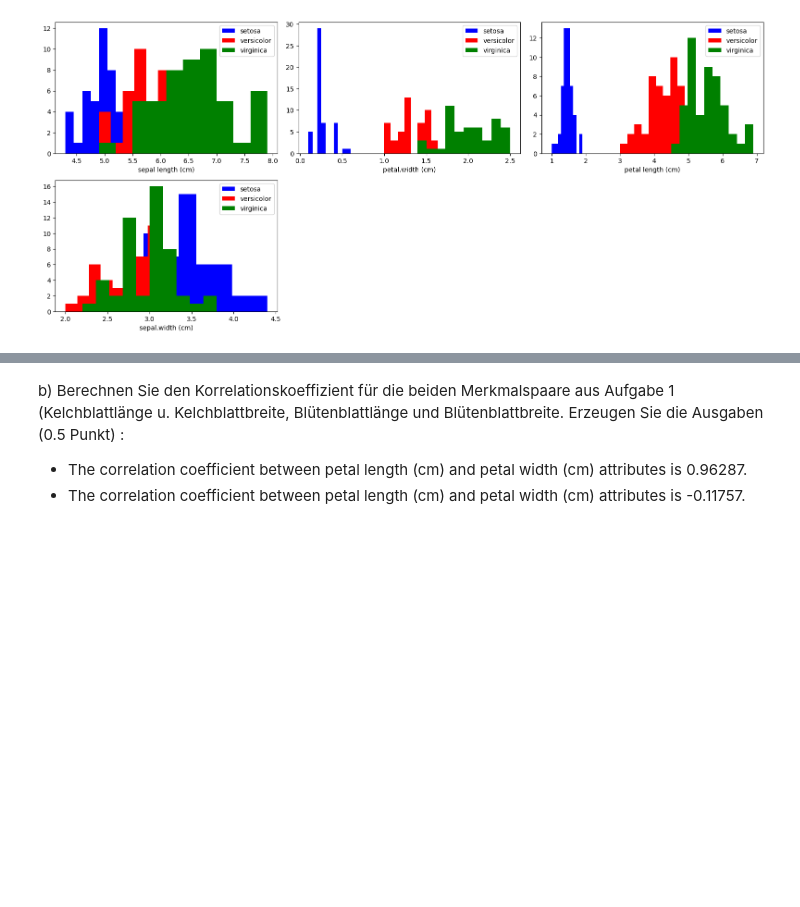
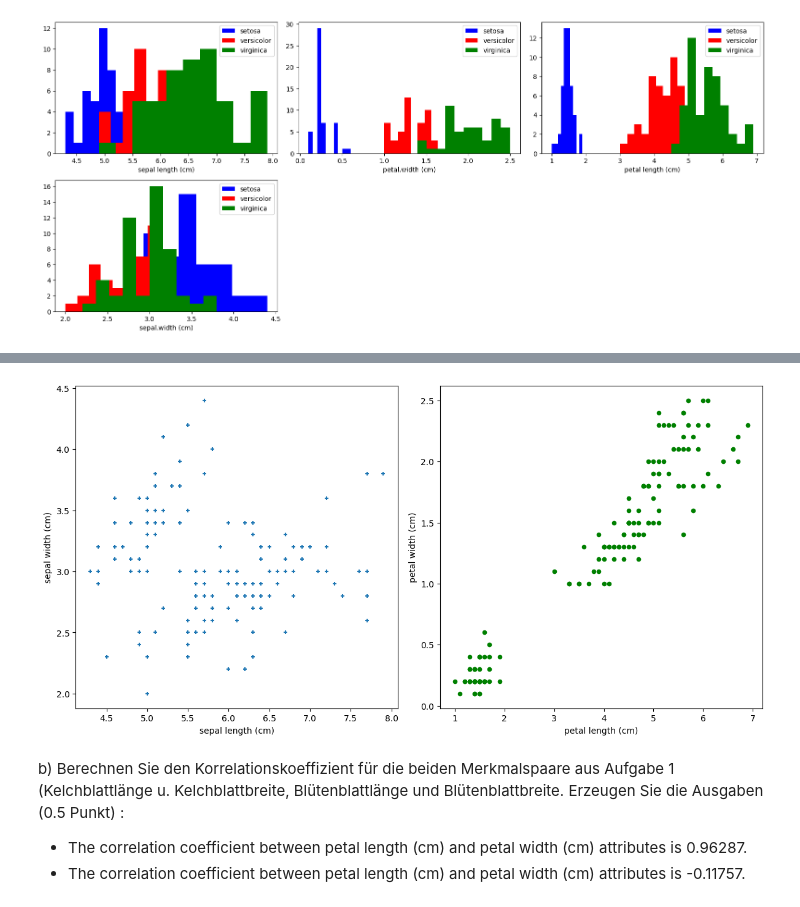
Before and after one commit to MuhammedKrz/DatenanalyseUndMLPraktika, a Jupyter notebook: Blatt 4/Praktikum4.ipynb, the cells around one changed output, grey strips where cells are left out. Cells and saved outputs as stored; diff of their text form; code cells hidden in the pictures; blank space fills up the shorter version.

```diff
--- a/Blatt 4/Praktikum4.ipynb
+++ b/Blatt 4/Praktikum4.ipynb
@@ -62,6 +62,28 @@ a) Zeichnen Sie ein Streudiagramm für die Attribute Kelchblaltlänge in der x-A
 Abblidung sowie für Blütenblattlänge und Blütenblattbreite auch wie unten in der Abbildung. (0.5 Punkt)
 
 <img src="images/2a.png" width="1200">
+# %%
+import matplotlib.pyplot as plt
+import pandas as pd
+
+df = pd.read_csv("iris.csv")
+
+plt.figure(figsize=(12,6))
+
+a = plt.subplot(1,2,1)
+df.plot.scatter(x="sepal.length", y="sepal.width", marker="+", ax=a)
+plt.xlabel("sepal length (cm)")
+plt.ylabel("sepal width (cm)")
+
+b = plt.subplot(1,2,2)
+df.plot.scatter(x="petal.length", y="petal.width", color="green", ax=b)
+plt.xlabel("petal length (cm)")
+plt.ylabel("petal width (cm)")
+
+plt.tight_layout()
+plt.show()
+# %% [output]
+[figure, added]
 # %% [markdown]
 b) Berechnen Sie den Korrelationskoeffizient für die beiden Merkmalspaare aus Aufgabe 1 (Kelchblattlänge u. Kelchblattbreite,
 Blütenblattlänge und Blütenblattbreite. Erzeugen Sie die Ausgaben (0.5 Punkt) :
```
